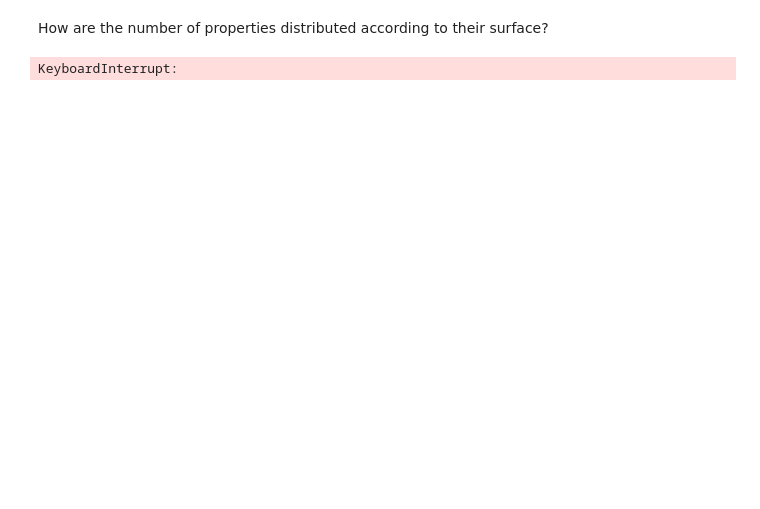
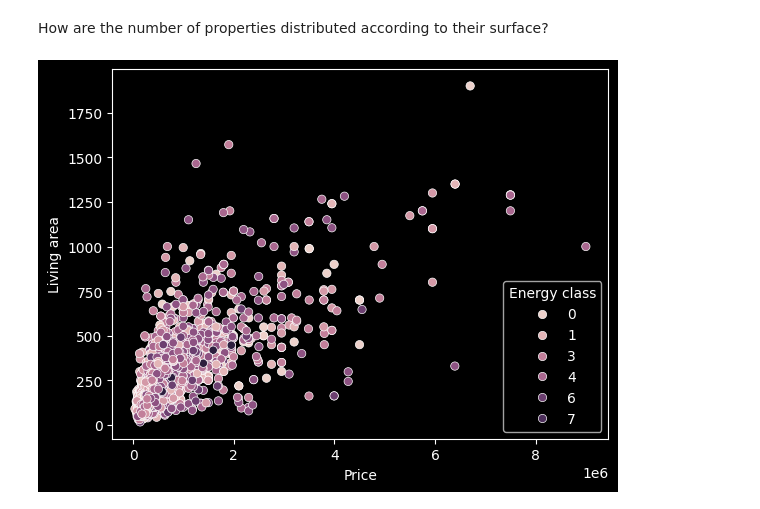
Before and after one commit to Huraqan/immo-eliza-scraping-oracle-estate, a Jupyter notebook: oracle-estate-report.ipynb, the cells around one changed output. Saved outputs shown, nothing was run; the diff lists cells and outputs as text; code cells hidden in the pictures; blank space fills up the shorter version.

```diff
--- a/oracle-estate-report.ipynb
+++ b/oracle-estate-report.ipynb
@@ -22,8 +22,8 @@ data = data.drop_duplicates(subset=[
 data = data.drop(columns=["Url", "External reference", "Property ID", "Type of sale", "Address", "Tenement building", "Swimming pool"])
 
 # Dropping order is important:
-# data = data.dropna(axis=1, thresh=data.shape[0] * 0.7) # Drop columns first
-# data = data.dropna(axis=0, thresh=data.shape[1] * 1.0) # Drop rows
+data = data.dropna(axis=1, thresh=data.shape[0] * 0.7) # Drop columns first
+data = data.dropna(axis=0, thresh=data.shape[1] * 1.0) # Drop rows
 
 
 
@@ -51,7 +51,6 @@ bins = pd.cut(
 data["Price bins"] = bins
 
 
-
 # Value remapping
 energy_class_mapping = {
     "G": 0,
@@ -348,8 +325,6 @@ plt.tight_layout()  # Adjust layout to prevent clipping of labels
 
 plt.show()
 # %%
-
-
 # NOT FINISHED !!!!!!!!!!
 
 
@@ -385,5 +360,10 @@ plt.suptitle("Price Distribution by Investment Type and Region")
 # Adjust spacing and show
 plt.tight_layout()
 plt.show()
-# %% [output]
-KeyboardInterrupt:
+# %%
+plt.style.use("dark_background")
+
+sns.scatterplot(data=data, x="Price", y="Living area", hue="Energy class")
+plt.savefig("fig.png", transparent = True, dpi=300)
+# %% [output]
+[figure, added]
```
Also changed, not shown: parts of 14 cells of this notebook, 1 other file.
